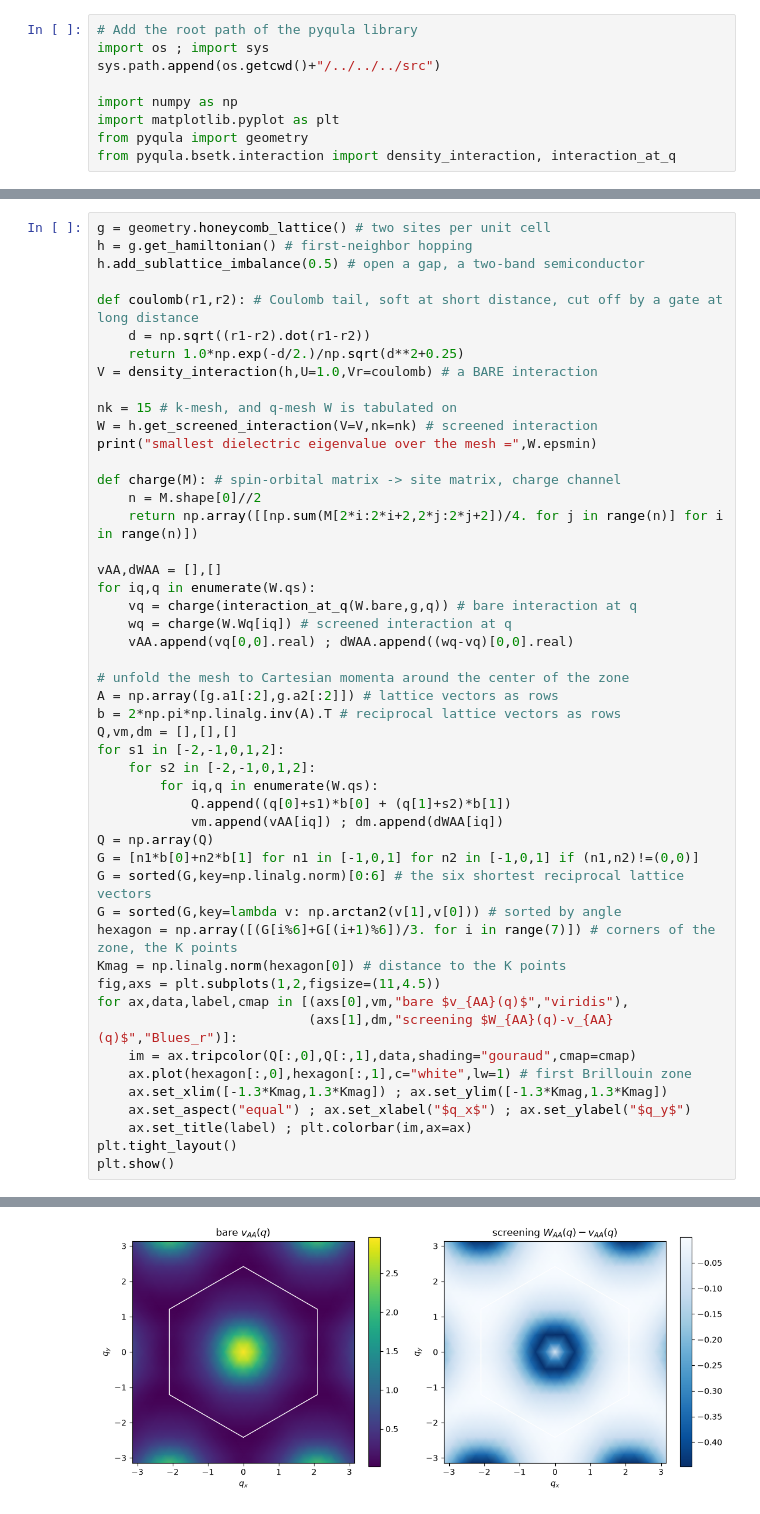
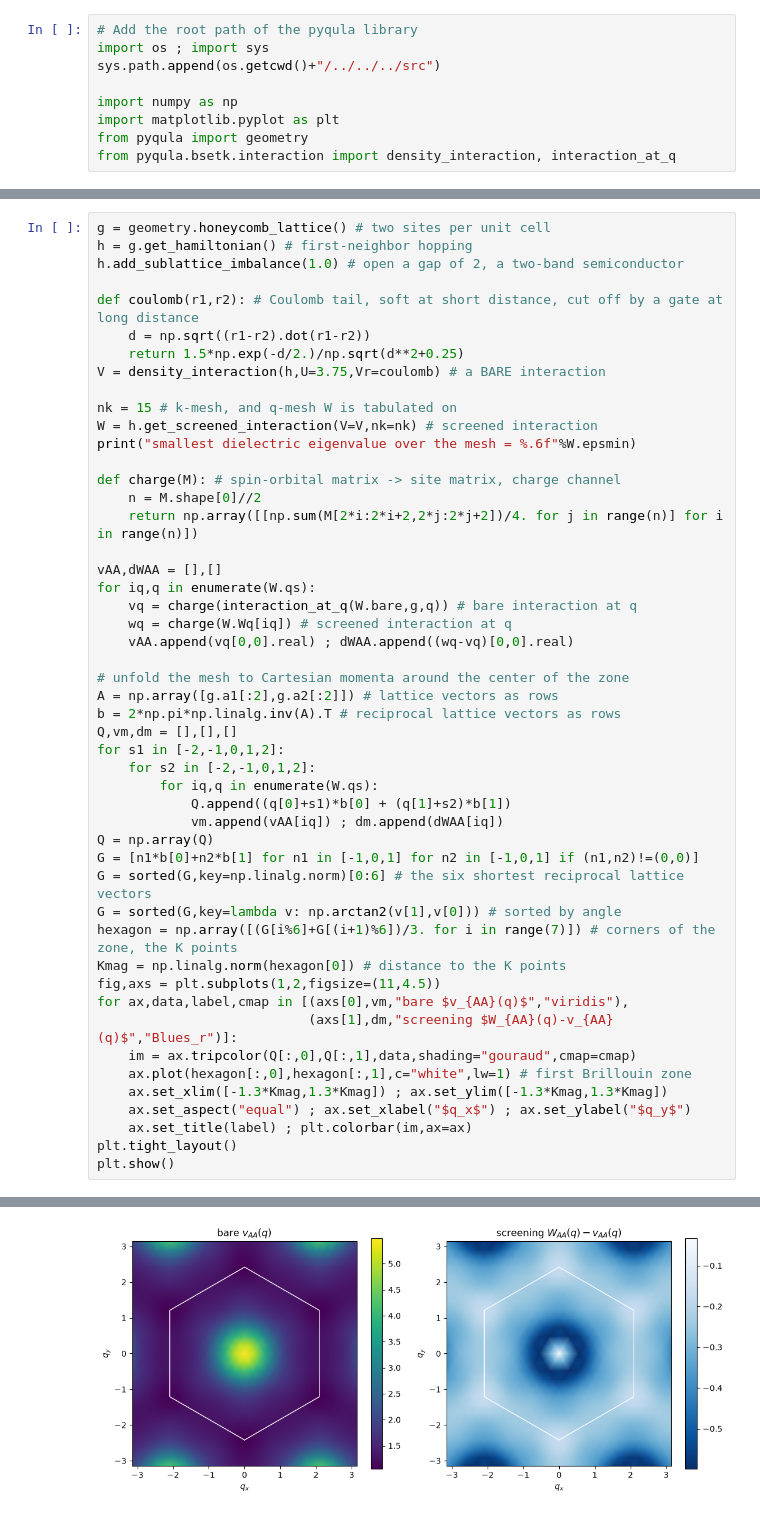
Before and after one commit to joselado/pyqula, a Jupyter notebook: jupyter-notebooks/functionalities/interacting_mean_field_hamiltonians/21_screened_interaction.ipynb, the cells around one changed output, grey strips where cells are left out. Cells and saved outputs as stored; diff of their text form.

```diff
--- a/jupyter-notebooks/functionalities/interacting_mean_field_hamiltonians/21_screened_interaction.ipynb
+++ b/jupyter-notebooks/functionalities/interacting_mean_field_hamiltonians/21_screened_interaction.ipynb
@@ -37,16 +44,16 @@ $W_{AA}(q)-v_{AA}(q)$.
 # %%
 g = geometry.honeycomb_lattice() # two sites per unit cell
 h = g.get_hamiltonian() # first-neighbor hopping
-h.add_sublattice_imbalance(0.5) # open a gap, a two-band semiconductor
+h.add_sublattice_imbalance(1.0) # open a gap of 2, a two-band semiconductor
 
 def coulomb(r1,r2): # Coulomb tail, soft at short distance, cut off by a gate at long distance
     d = np.sqrt((r1-r2).dot(r1-r2))
-    return 1.0*np.exp(-d/2.)/np.sqrt(d**2+0.25)
-V = density_interaction(h,U=1.0,Vr=coulomb) # a BARE interaction
+    return 1.5*np.exp(-d/2.)/np.sqrt(d**2+0.25)
+V = density_interaction(h,U=3.75,Vr=coulomb) # a BARE interaction
 
 nk = 15 # k-mesh, and q-mesh W is tabulated on
 W = h.get_screened_interaction(V=V,nk=nk) # screened interaction
-print("smallest dielectric eigenvalue over the mesh =",W.epsmin)
+print("smallest dielectric eigenvalue over the mesh = %.6f"%W.epsmin)
 
 def charge(M): # spin-orbital matrix -> site matrix, charge channel
     n = M.shape[0]//2
@@ -88,2 +95,2 @@ smallest dielectric eigenvalue over the mesh = 0.7686112628331271
-[figure, old version]
+[figure, new version]
 # %% [markdown]
```
Also changed, not shown: parts of 7 cells of this notebook, 15 other files.
